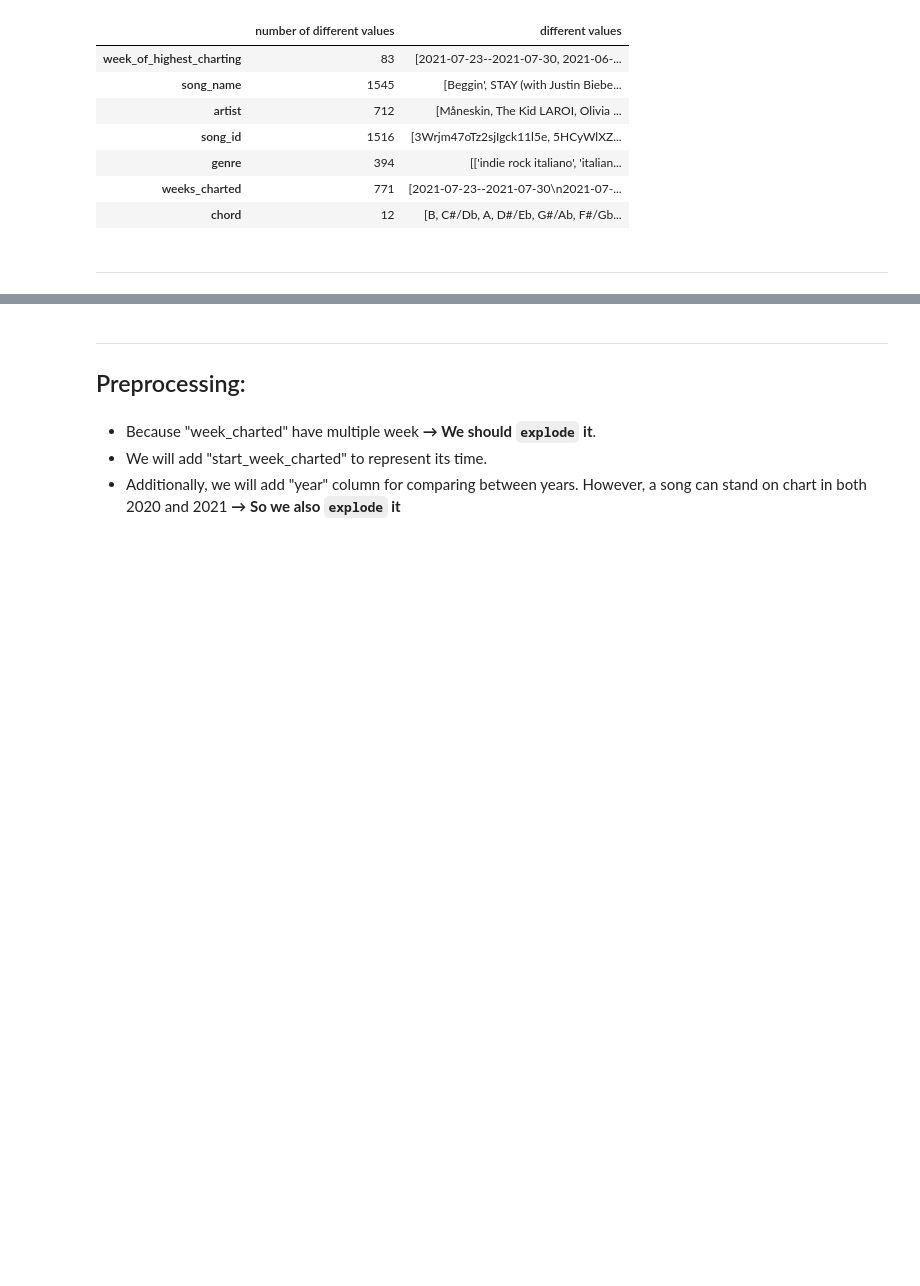
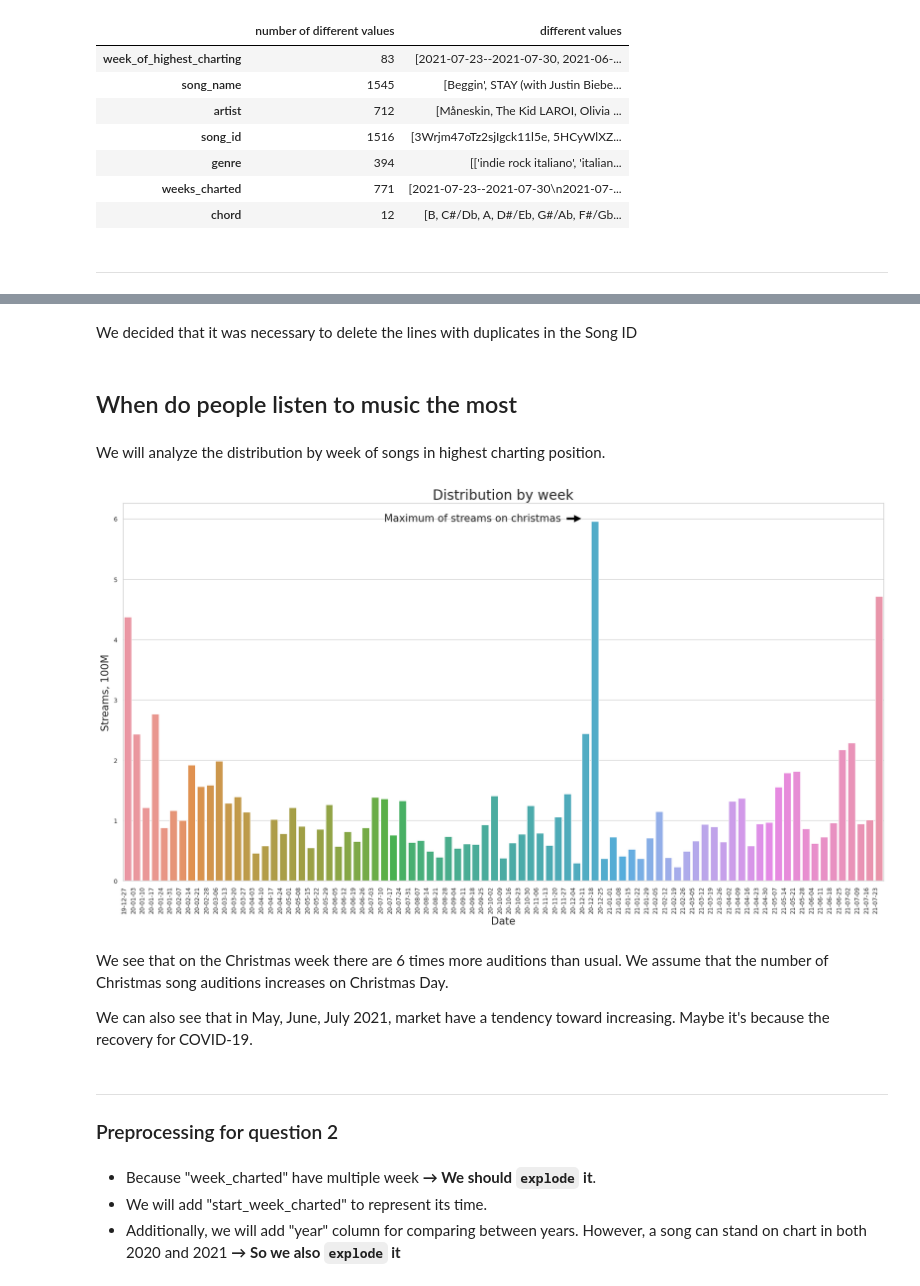
Before and after one commit to TrungTechh/HCMUS_CSC17104-Final-project, a Jupyter notebook: Final_project.ipynb, the cells around one changed output, grey strips where cells are left out. Cells and saved outputs as stored; diff of their text form; code cells hidden in the pictures; blank space fills up the shorter version.

Commit message:
answer all question

```diff
--- a/Final_project.ipynb
+++ b/Final_project.ipynb
@@ -320,0 +327,12 @@ for as long as possible?
+# %%
+df_dw = df
+df_dw['week_of_highest_charting_start'] = pd.to_datetime(df['week_of_highest_charting'].apply(lambda x : (x.split('--')[0])))
+# %%
+cols = list(df_dw.columns.values)
+cols = ['highest_charting_position', 'number_of_times_charted',
+       'week_of_highest_charting','week_of_highest_charting_start', 'song_name', 'streams', 'artist',
+       'artist_followers', 'song_id', 'genre', 'release_date',
+       'weeks_charted', 'popularity', 'danceability', 'energy',
+       'loudness', 'speechiness', 'acousticness', 'liveness', 'tempo',
+       'duration_ms', 'valence', 'chord']
+df_dw = df_dw[cols]
@@ -320,0 +342,2 @@ for as long as possible?
+# %% [markdown]
+We decided that it was necessary to delete the lines with duplicates in the Song ID
@@ -321,6 +346,38 @@ for as long as possible?
+# %% [markdown]
+## When do people listen to music the most
+# %% [markdown]
+We will analyze the distribution by week of songs in highest charting position.
+# %%
+sns.set_theme(style="whitegrid")
+sns.set_context("paper")
+
+y = df_dw.groupby(by=['week_of_highest_charting_start'])['streams'].sum()
+x = y.index
+
+fig, ax = plt.subplots(figsize=(20,10))
+ax = sns.barplot(x=x, y=y/100000000, data=y, order=y)
+ax.axes.set_title('Distribution by week',size=20)
+x_dates = x.strftime('%y-%m-%d').sort_values()
+ax.set_ylabel('Streams, 100M', size=15)
+ax.set_xlabel('Date', size=15)
+ax.set_xticklabels(labels=x_dates, rotation=90, ha='right')
+ax.annotate('Maximum of streams on christmas',
+            xy=(50, 6), xycoords='data',
+            xytext=(-50, 0), textcoords='offset pixels',
+            horizontalalignment='right',
+            verticalalignment='center',
+            arrowprops=dict(facecolor='black', shrink=0.15), size=15)
+
+fig.show()
+# %% [output]
+[figure, added]
+# %% [markdown]
+We see that on the Christmas week there are 6 times more auditions than usual. We assume that the number of Christmas song auditions increases on Christmas Day.
+
+We can also see that in May, June, July 2021, market have a tendency toward increasing. Maybe it's because the recovery for COVID-19.
 # %% [markdown]
 ---
-## Preprocessing:
+### Preprocessing for question 2
 # %% [markdown]
 - Because "week_charted" have multiple week **&rarr; We should `explode` it**.
 - We will add "start_week_charted" to represent its time.
```
Also changed, not shown: parts of 21 cells of this notebook.
